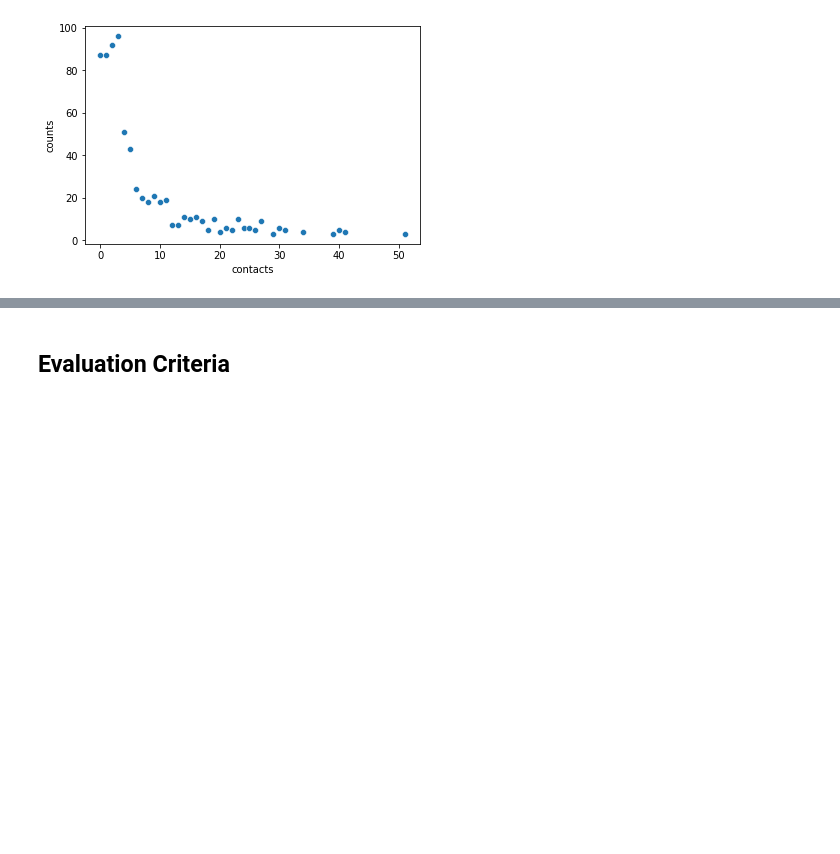
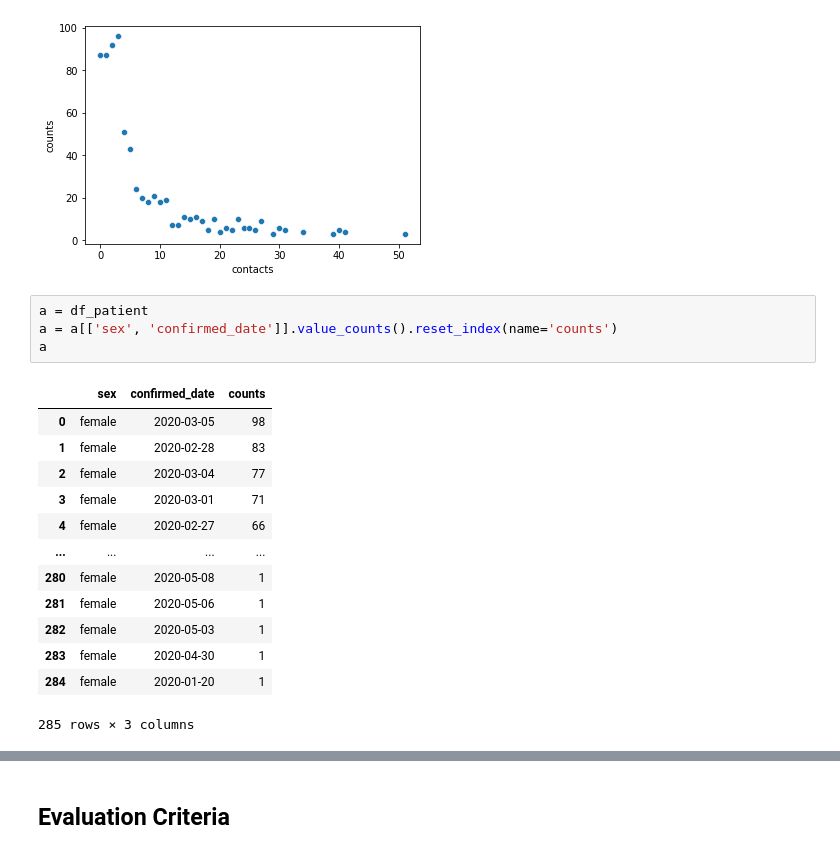
Before and after one commit to miglegervyte/bioinfo, a Jupyter notebook: 141.ipynb, the cells around one changed output, grey strips where cells are left out. Saved outputs shown, nothing was run; the diff lists cells and outputs as text; blank space fills up the shorter version.

```diff
--- a/141.ipynb
+++ b/141.ipynb
@@ -256,3 +256,21 @@ sns.scatterplot(x='contacts', y='counts', data=contact_counts)
 # %% [output]
 <matplotlib.axes._subplots.AxesSubplot at 0x...>
 [figure]
+# %%
+a = df_patient
+a = a[['sex', 'confirmed_date']].value_counts().reset_index(name='counts')
+a
+# %% [output]
+|  | sex | confirmed_date | counts |
+| 0 | female | 2020-03-05 | 98 |
+| 1 | female | 2020-02-28 | 83 |
+| 2 | female | 2020-03-04 | 77 |
+| 3 | female | 2020-03-01 | 71 |
+| 4 | female | 2020-02-27 | 66 |
+| ... | ... | ... | ... |
+| 280 | female | 2020-05-08 | 1 |
+| 281 | female | 2020-05-06 | 1 |
+| 282 | female | 2020-05-03 | 1 |
+| 283 | female | 2020-04-30 | 1 |
+| 284 | female | 2020-01-20 | 1 |
+285 rows × 3 columns
```
Also changed, not shown: parts of 1 cell of this notebook.
